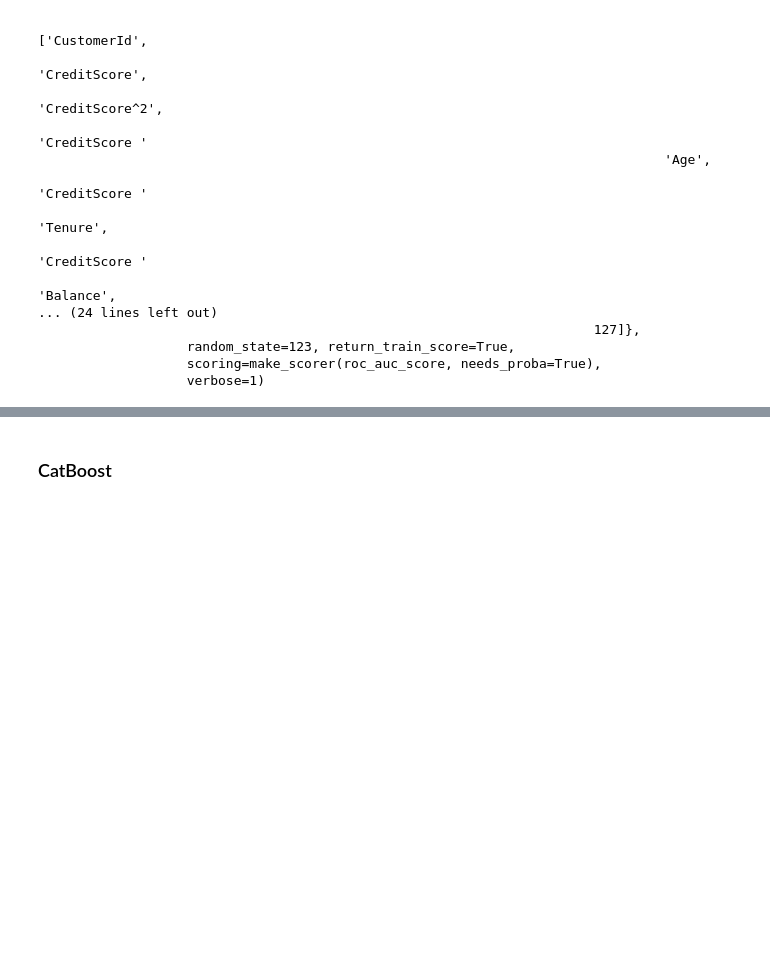
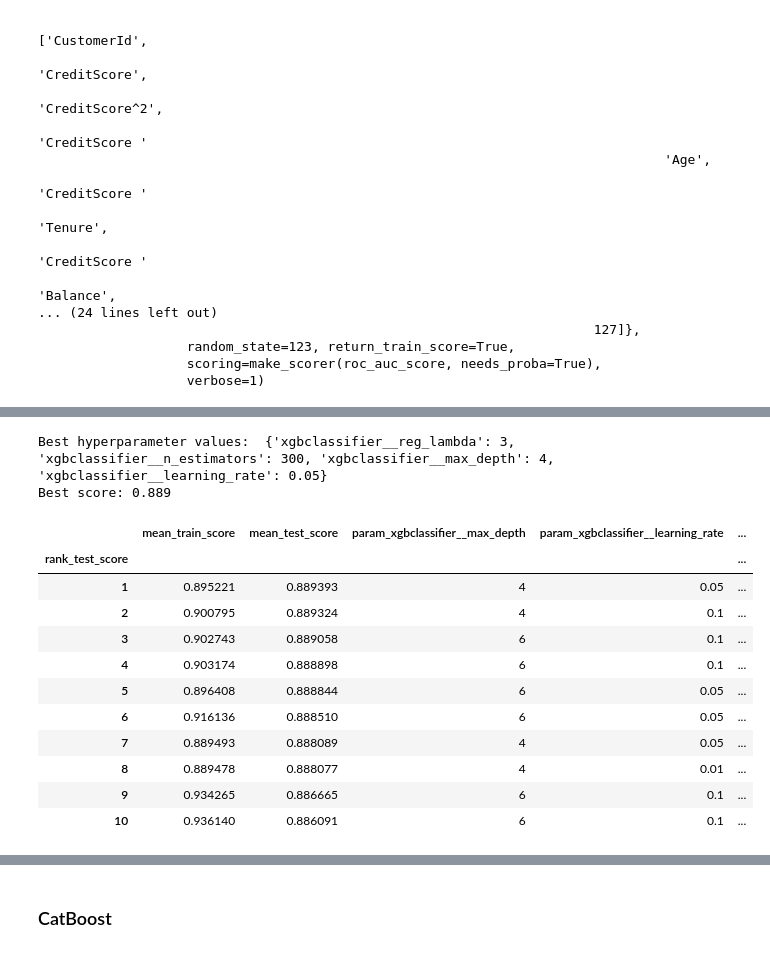
Before and after one commit to Rachel0619/Kaggle_Binary-Classification-with-a-Bank-Churn, a Jupyter notebook: analysis.ipynb, the cells around one changed output, grey strips where cells are left out. Drawn from its saved outputs; the diff is of its cells as text; code cells hidden in the pictures; blank space fills up the shorter version.

```diff
--- a/analysis.ipynb
+++ b/analysis.ipynb
@@ -722,0 +847,31 @@ pd.DataFrame(results).T
+# %%
+print("Best hyperparameter values: ", random_search_xgboost.best_params_)
+print("Best score: %0.3f" % (random_search_xgboost.best_score_))
+
+pd.DataFrame(random_search_xgboost.cv_results_)[
+    [
+        "mean_train_score",
+        "mean_test_score",
+        "param_xgbclassifier__max_depth",
+        "param_xgbclassifier__learning_rate",
+        "param_xgbclassifier__n_estimators",
+        "param_xgbclassifier__reg_lambda",
+        "mean_fit_time",
+        "rank_test_score",
+    ]
+].set_index("rank_test_score").sort_index()[:10]
+# %% [output]
+Best hyperparameter values:  {'xgbclassifier__reg_lambda': 3, 'xgbclassifier__n_estimators': 300, 'xgbclassifier__max_depth': 4, 'xgbclassifier__learning_rate': 0.05}
+Best score: 0.889
+|  | mean_train_score | mean_test_score | param_xgbclassifier__max_depth | param_xgbclassifier__learning_rate | ... |
+| rank_test_score |  |  |  |  | ... |
+| 1 | 0.895221 | 0.889393 | 4 | 0.05 | ... |
+| 2 | 0.900795 | 0.889324 | 4 | 0.1 | ... |
+| 3 | 0.902743 | 0.889058 | 6 | 0.1 | ... |
+| 4 | 0.903174 | 0.888898 | 6 | 0.1 | ... |
+| 5 | 0.896408 | 0.888844 | 6 | 0.05 | ... |
+| 6 | 0.916136 | 0.888510 | 6 | 0.05 | ... |
+| 7 | 0.889493 | 0.888089 | 4 | 0.05 | ... |
+| 8 | 0.889478 | 0.888077 | 4 | 0.01 | ... |
+| 9 | 0.934265 | 0.886665 | 6 | 0.1 | ... |
+| 10 | 0.936140 | 0.886091 | 6 | 0.1 | ... |
```
Also changed, not shown: parts of 25 cells of this notebook, 4 other files.
